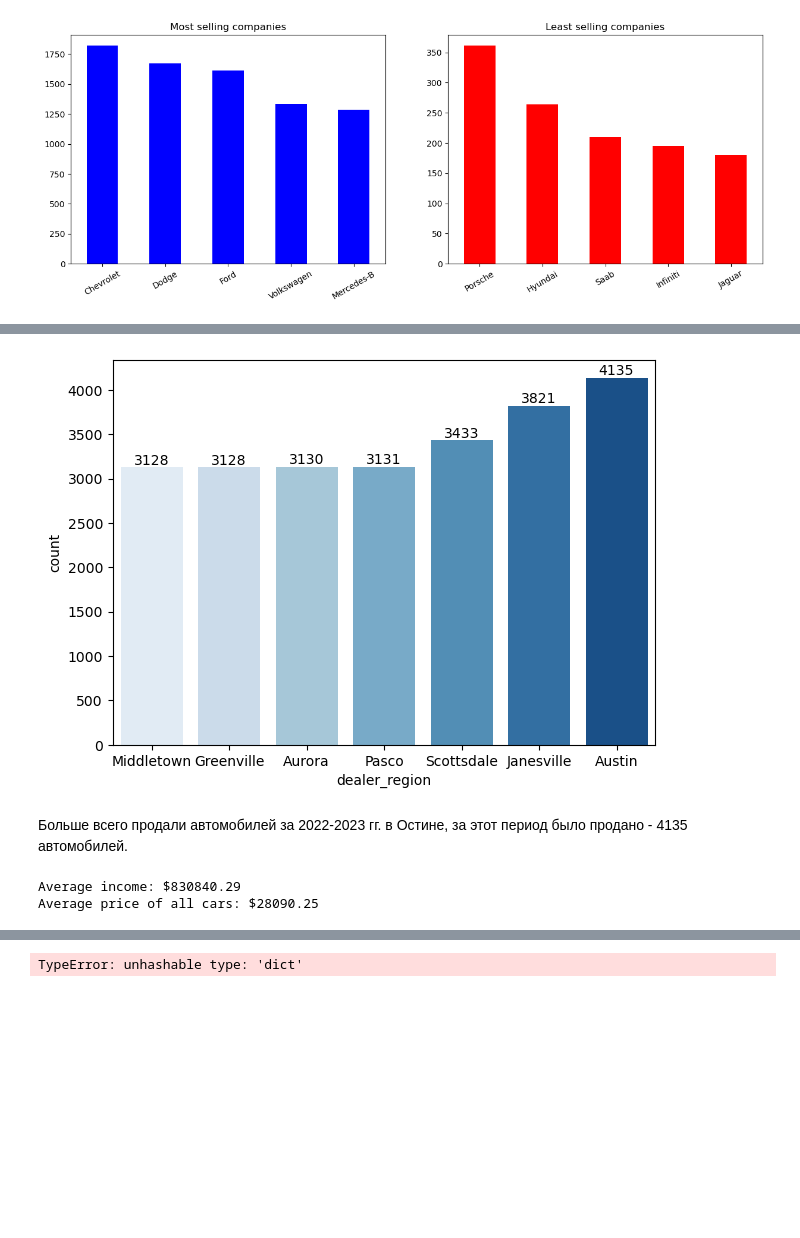
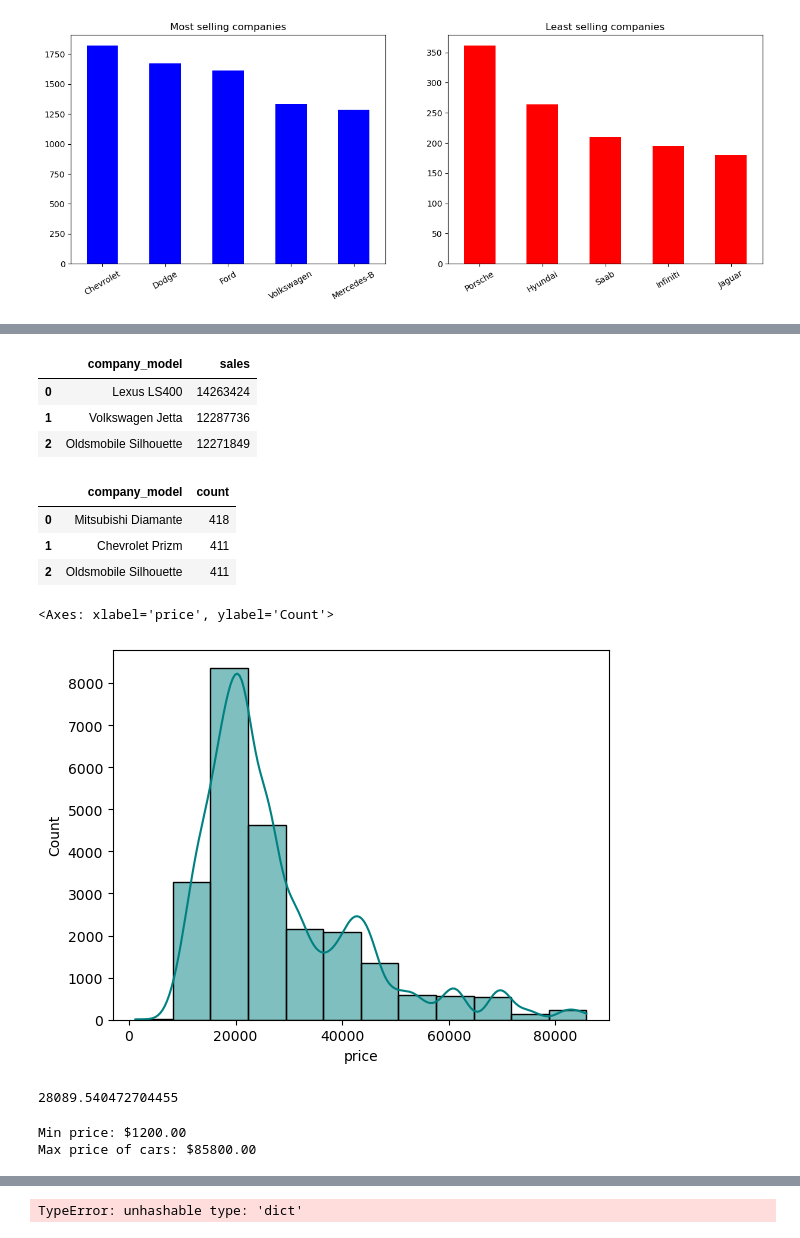
Before and after one commit to LeraBirulya/final_project, a Jupyter notebook: project_.ipynb, the cells around one changed output, grey strips where cells are left out. Drawn from its saved outputs; the diff is of its cells as text; code cells hidden in the pictures; blank space fills up the shorter version.

```diff
--- a/project_.ipynb
+++ b/project_.ipynb
@@ -380,0 +352,4 @@ Name: price, dtype: int64
+# %%
+#создание столбца, содержащую фамилию и имя покупателя
+df['full_name'] = df['customer_name']+ ' ' + df['customer_surname']
+df.head()
@@ -497,4 +557,4 @@ Name: count, dtype: int64
 # %%
-top10_model = df.groupby(['company', 'model']).agg({'car_id': 'count'}).sort_values(by = 'car_id',ascending = False).head(3)
-top10_model.plot(kind = 'barh')
+df['company_model'] = df['company'] +' '+ df['model']
+df.tail(3)
 # %% [output]
@@ -503,19 +565,37 @@ top10_model.plot(kind = 'barh')
-# %%
-#распределение регионов по частоте приобретения авто
-plt.figure(figsize=(7, 5))
-ax = sns.countplot(data=df,x='dealer_region', order = df['dealer_region'].value_counts(ascending = True).index, palette = 'Blues')
-for label in ax.containers:
-    ax.bar_label(label)
-# %% [output]
-[figure, removed]
-# %% [markdown]
-Больше всего продали автомобилей за 2022-2023 гг. в Остине, за этот период было продано - 4135 автомобилей.
-# %%
-#Определение среднего дохода потребителей и средней цены покупаемых авто
-income_mean = df['annual_income'].mean()
-price_mean = df['price'].mean()
-print(f'Average income: ${income_mean:.2f}')
-print(f'Average price of all cars: ${price_mean:.2f}')
-# %% [output]
-Average income: $830840.29
-Average price of all cars: $28090.25
+# %%
+#Выявим самые доходоприносящие модели
+top3_models_sales = df.groupby(['company_model']).agg({'price': 'sum'}).rename(columns = {'price' : 'sales'}).sort_values(by = 'sales',ascending = False).reset_index().head(3)
+top3_models_sales
+# %% [output]
+|  | company_model | sales |
+| 0 | Lexus LS400 | 14263424 |
+| 1 | Volkswagen Jetta | 12287736 |
+| 2 | Oldsmobile Silhouette | 12271849 |
+# %%
+#Определим наиболее продаваемые модели
+top_models_count = df.groupby('company_model').agg({'car_id': 'count'}).rename(columns = {'car_id': 'count'}).sort_values(by = 'count',ascending = False).reset_index().head(3)
+top_models_count
+# %% [output]
+|  | company_model | count |
+| 0 | Mitsubishi Diamante | 418 |
+| 1 | Chevrolet Prizm | 411 |
+| 2 | Oldsmobile Silhouette | 411 |
+# %%
+#построим распределение цены автомобилей
+sns.histplot(data = df, x = 'price', bins =12, color = 'teal', kde = True)
+# %% [output]
+<Axes: xlabel='price', ylabel='Count'>
+[figure, added]
+# %%
+df.price.mean()
+# %% [output]
+28089.540472704455
+# %%
+#Определение среднего дохода потребителей и средней цены покупаемых авто
+price_min = df['price'].min()
+price_max = df['price'].max()
+print(f'Min price: ${price_min:.2f}')
+print(f'Max price of cars: ${price_max:.2f}')
+# %% [output]
+Min price: $1200.00
+Max price of cars: $85800.00
```
Also changed, not shown: parts of 84 cells of this notebook.
